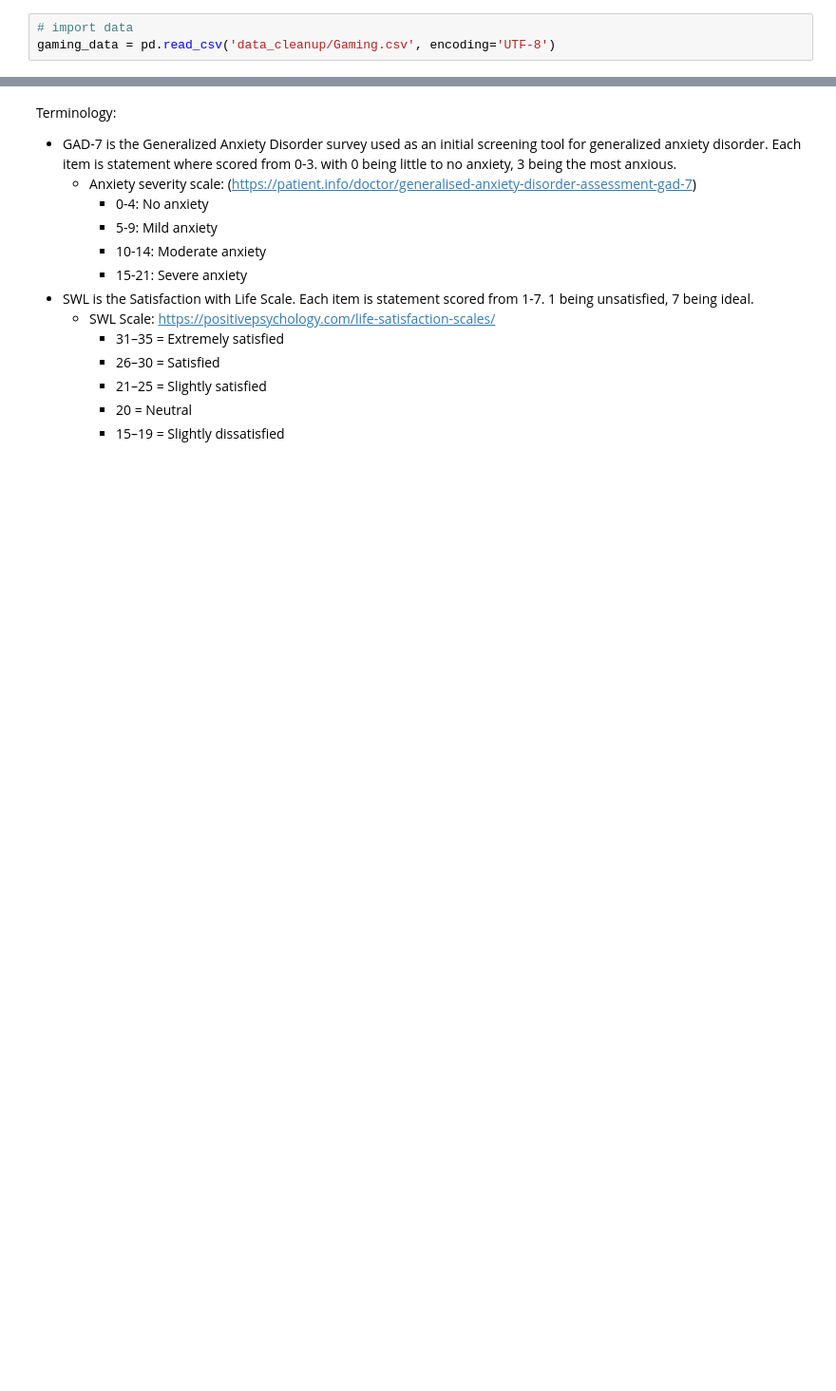
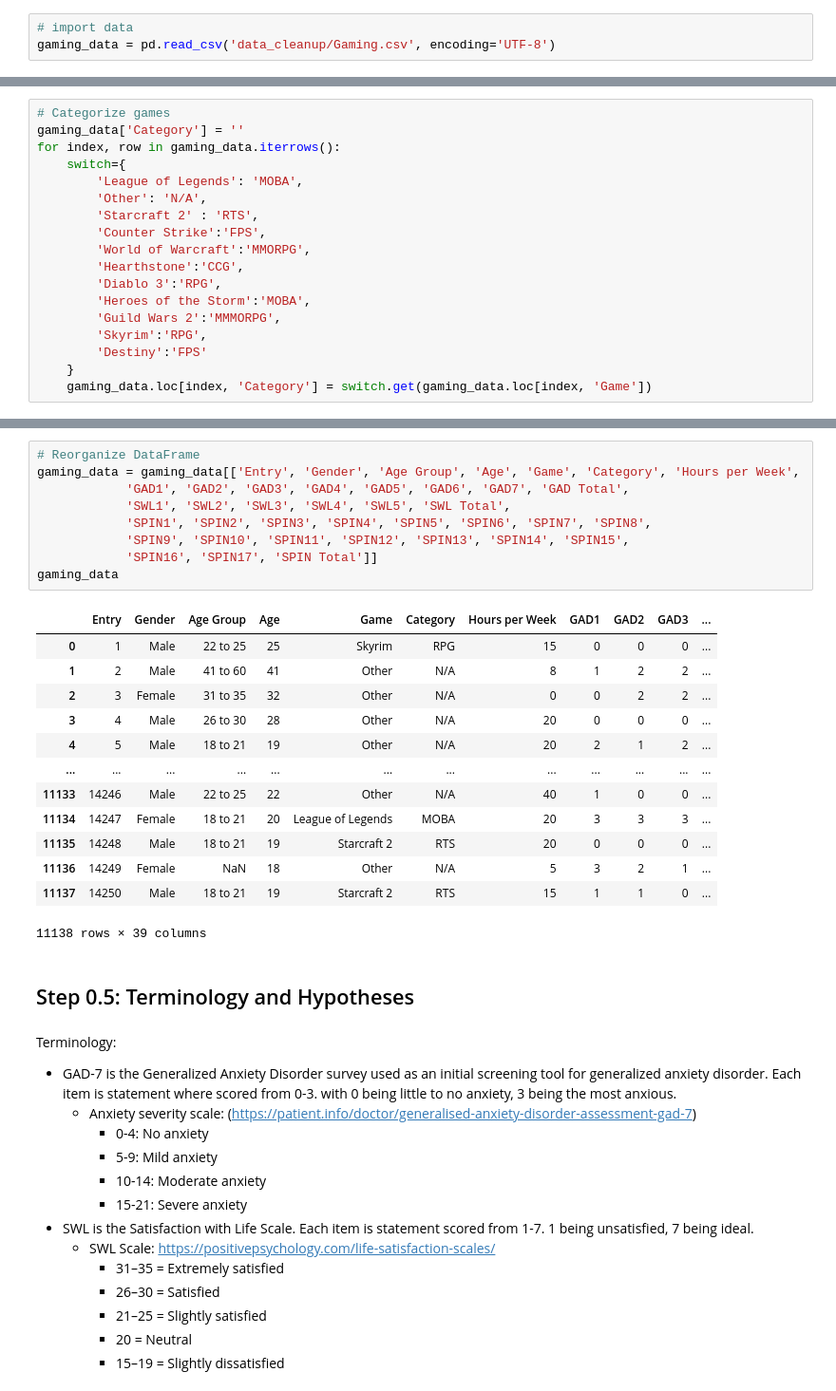
Before and after one commit to ComfyKoala/Project_1_Group_1, a Jupyter notebook: nikkos_analysis/nikkos_analysis.ipynb, the cells around one changed output, grey strips where cells are left out. Shown at 95% size. Cells and saved outputs as stored; diff of their text form; blank space fills up the shorter version.

```diff
--- a/nikkos_analysis/nikkos_analysis.ipynb
+++ b/nikkos_analysis/nikkos_analysis.ipynb
@@ -23,0 +54,18 @@ gaming_data = pd.read_csv('data_cleanup/Gaming.csv', encoding='UTF-8')
+# %%
+# Categorize games
+gaming_data['Category'] = ''
+for index, row in gaming_data.iterrows():
+    switch={
+        'League of Legends': 'MOBA',
+        'Other': 'N/A',
+        'Starcraft 2' : 'RTS',
+        'Counter Strike':'FPS',
+        'World of Warcraft':'MMORPG',
+        'Hearthstone':'CCG',
+        'Diablo 3':'RPG',
+        'Heroes of the Storm':'MOBA',
+        'Guild Wars 2':'MMMORPG',
+        'Skyrim':'RPG',
+        'Destiny':'FPS'
+    }
+    gaming_data.loc[index, 'Category'] = switch.get(gaming_data.loc[index, 'Game'])
@@ -24,3 +81,28 @@ gaming_data = pd.read_csv('data_cleanup/Gaming.csv', encoding='UTF-8')
+# %%
+# Reorganize DataFrame
+gaming_data = gaming_data[['Entry', 'Gender', 'Age Group', 'Age', 'Game', 'Category', 'Hours per Week',
+            'GAD1', 'GAD2', 'GAD3', 'GAD4', 'GAD5', 'GAD6', 'GAD7', 'GAD Total',
+            'SWL1', 'SWL2', 'SWL3', 'SWL4', 'SWL5', 'SWL Total',
+            'SPIN1', 'SPIN2', 'SPIN3', 'SPIN4', 'SPIN5', 'SPIN6', 'SPIN7', 'SPIN8',
+            'SPIN9', 'SPIN10', 'SPIN11', 'SPIN12', 'SPIN13', 'SPIN14', 'SPIN15',
+            'SPIN16', 'SPIN17', 'SPIN Total']]
+gaming_data
+# %% [output]
+|  | Entry | Gender | Age Group | Age | Game | Category | Hours per Week | GAD1 | GAD2 | GAD3 | ... |
+| 0 | 1 | Male | 22 to 25 | 25 | Skyrim | RPG | 15 | 0 | 0 | 0 | ... |
+| 1 | 2 | Male | 41 to 60 | 41 | Other | N/A | 8 | 1 | 2 | 2 | ... |
+| 2 | 3 | Female | 31 to 35 | 32 | Other | N/A | 0 | 0 | 2 | 2 | ... |
+| 3 | 4 | Male | 26 to 30 | 28 | Other | N/A | 20 | 0 | 0 | 0 | ... |
+| 4 | 5 | Male | 18 to 21 | 19 | Other | N/A | 20 | 2 | 1 | 2 | ... |
+| ... | ... | ... | ... | ... | ... | ... | ... | ... | ... | ... | ... |
+| 11133 | 14246 | Male | 22 to 25 | 22 | Other | N/A | 40 | 1 | 0 | 0 | ... |
+| 11134 | 14247 | Female | 18 to 21 | 20 | League of Legends | MOBA | 20 | 3 | 3 | 3 | ... |
+| 11135 | 14248 | Male | 18 to 21 | 19 | Starcraft 2 | RTS | 20 | 0 | 0 | 0 | ... |
+| 11136 | 14249 | Female | NaN | 18 | Other | N/A | 5 | 3 | 2 | 1 | ... |
+| 11137 | 14250 | Male | 18 to 21 | 19 | Starcraft 2 | RTS | 15 | 1 | 1 | 0 | ... |
+11138 rows × 39 columns
+# %% [markdown]
+## Step 0.5: Terminology and Hypotheses
 # %% [markdown]
 Terminology:
 - GAD-7 is the Generalized Anxiety Disorder survey used as an initial screening tool for generalized anxiety disorder. Each item is statement where scored from 0-3. with 0 being little to no anxiety, 3 being the most anxious.
```
Also changed, not shown: parts of 23 cells of this notebook.
